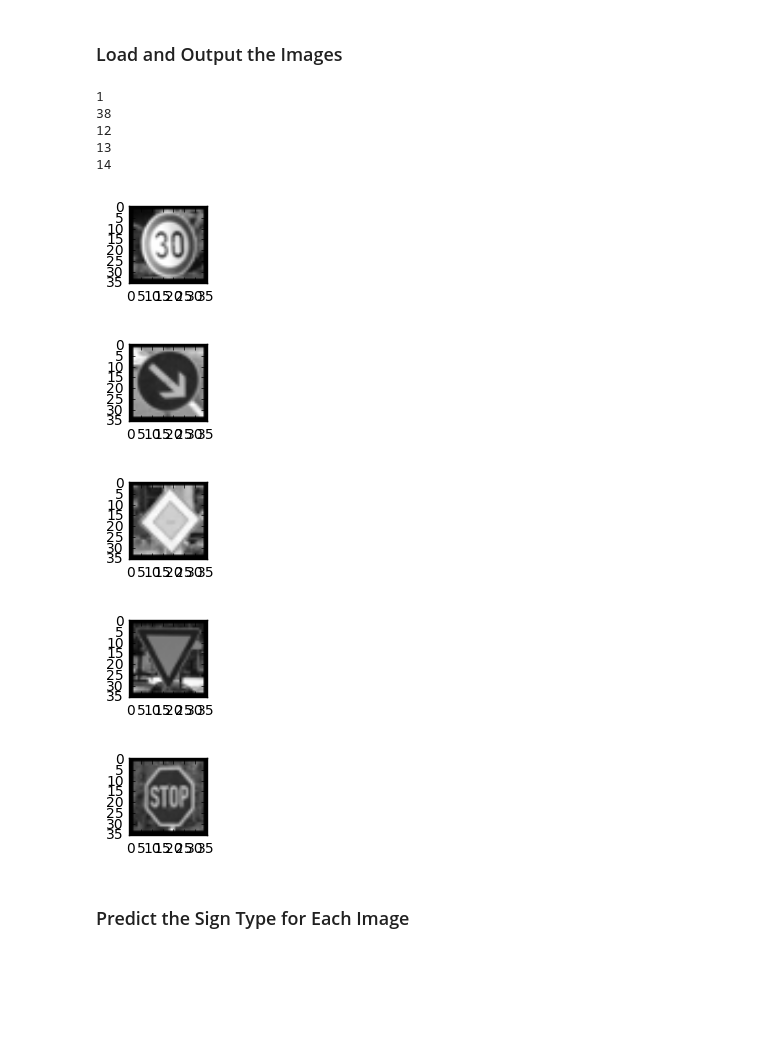
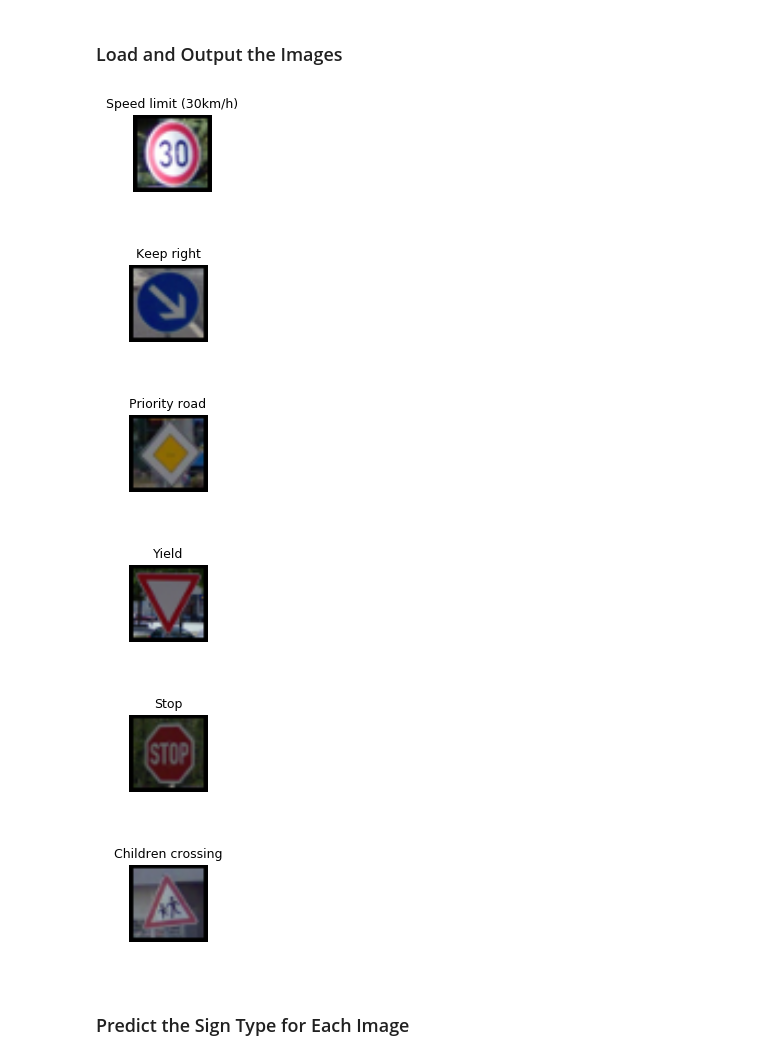
Before and after one commit to igmor/CarND-Traffic-Sign-Classifier-Project, a Jupyter notebook: Traffic_Sign_Classifier.ipynb, the cells around one changed output. Saved outputs shown, nothing was run; the diff lists cells and outputs as text; code cells hidden in the pictures; blank space fills up the shorter version.

```diff
--- a/Traffic_Sign_Classifier.ipynb
+++ b/Traffic_Sign_Classifier.ipynb
@@ -165,6 +192,13 @@ def standartize(im):
     sd = np.std(im)
     return (im - mu) / max(sd, 1.0/len(im))
 
+def brightness(x, beta=0.05):
+    return x + beta
+
+def contrast(x, alpha=1.5):
+    return alpha*(x-0.5)+0.5
+
+
 def grayscale(x):
     """Applies the Grayscale transform
     This will return an image with only one color channel
@@ -175,13 +209,13 @@ def grayscale(x):
     for i in range(len(x)):
         # perceptually biased greyscale transformation
         X_grayscaled[i,:,:,0] = 0.21*x[i,:,:,0]+ 0.72*x[i,:,:,1]  + 0.07*x[i,:,:,2]
-        X_grayscaled[i,:,:,0] = standartize(X_grayscaled[i,:,:,0])
+        X_grayscaled[i,:,:,0] = brightness(standartize(X_grayscaled[i,:,:,0]))
     return X_grayscaled
 
 X_train, y_train = shuffle(X_train, y_train)
-X_traing = grayscale(X_train)
-X_validg = grayscale(X_valid)
-X_testg = grayscale(X_test)
+X_traing = grayscale(X_train.astype(np.float32))
+X_validg = grayscale(X_valid.astype(np.float32))
+X_testg = grayscale(X_test.astype(np.float32))
 # %% [markdown]
 ### Model Architecture
 # %%
@@ -364,10 +389,11 @@ images = ['signs/30.png',
           'signs/keepright.png',
           'signs/priority.png',
           'signs/yield.png',
-          'signs/stop.png']
+          'signs/stop.png',
+          'signs/Children.png']
 
 X_fivetest = np.zeros((len(images), 32, 32, 3))
-y_fivetest = [1, 38, 12, 13, 14]
+y_fivetest = [1, 38, 12, 13, 14, 28]
 
 i = 0
 for image_name in images:
@@ -411,25 +437,28 @@ X_fivetestg = grayscale(X_fivetest)
 # %%
 import random
 import numpy as np
 import matplotlib.pyplot as plt
+import csv
 %matplotlib inline
+
+sign_labels=[]
+with open('signnames.csv', 'rt') as csvfile:
+    reader = csv.DictReader(csvfile, delimiter=',')
+    for row in reader:
+        sign_labels.append((row['SignName']))
 
 for i in range(len(X_fivetestg)):
     plt.figure(figsize=(1,1))
-    plt.imshow(X_fivetestg[i,:,:,0],  cmap='gray')
-
-    print(y_fivetest[i])
+    plt.title(sign_labels[y_fivetest[i]], fontsize=9)
+    plt.axis('off')
+    plt.imshow(X_fivetest[i]/255)
 # %% [output]
-1
-38
-12
-13
-14
-[figure, old version]
+[figure, new version]
-[figure, old version]
+[figure, new version]
-[figure, old version]
+[figure, new version]
-[figure, old version]
+[figure, new version]
-[figure, old version]
+[figure, new version]
+[figure, added]
 # %% [markdown]
 ### Predict the Sign Type for Each Image
 # %%
```
Also changed, not shown: parts of 16 cells of this notebook, 14 other files.
